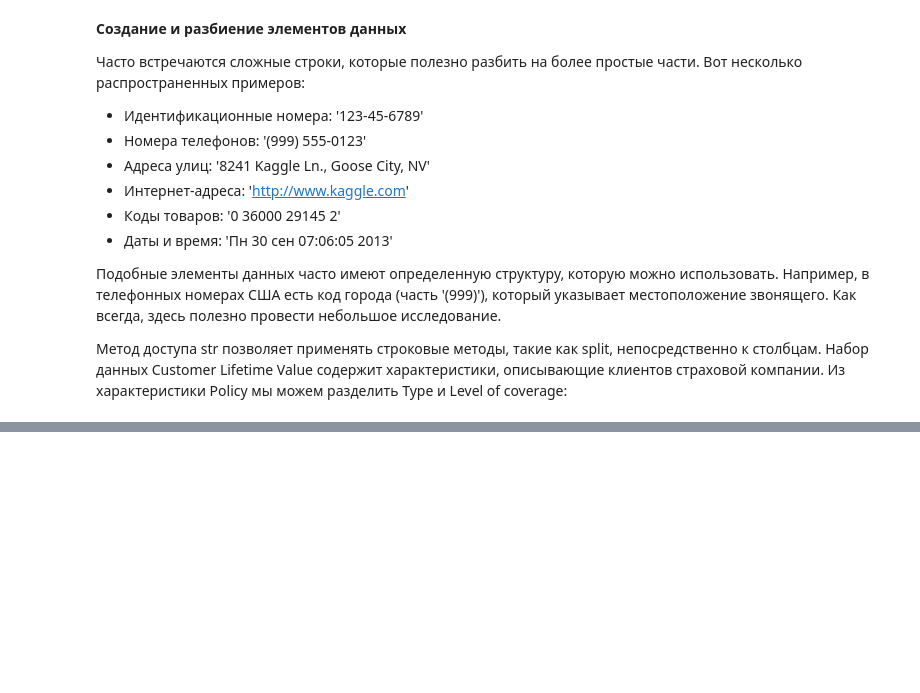
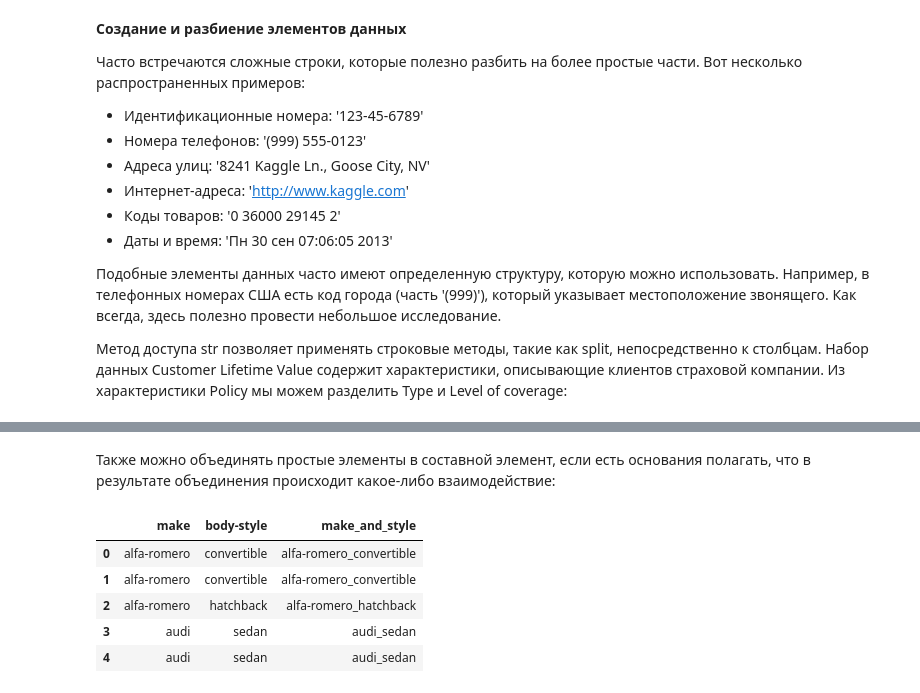
Before and after one commit to Grashch/Kaggle_tasks, a Jupyter notebook: Feature_Engineering.ipynb, the cells around one changed output, grey strips where cells are left out. Drawn from its saved outputs; the diff is of its cells as text; code cells hidden in the pictures; blank space fills up the shorter version.

```diff
--- a/Feature_Engineering.ipynb
+++ b/Feature_Engineering.ipynb
@@ -639,0 +635,12 @@ customer[["Policy", "Type", "Level"]].head(10)
+# %% [markdown]
+Также можно объединять простые элементы в составной элемент, если есть основания полагать, что в результате объединения происходит какое-либо взаимодействие:
+# %%
+autos['make_and_style'] = autos['make'] + '_' + autos['body-style']
+autos[['make', 'body-style', 'make_and_style']].head()
+# %% [output]
+|  | make | body-style | make_and_style |
+| 0 | alfa-romero | convertible | alfa-romero_convertible |
+| 1 | alfa-romero | convertible | alfa-romero_convertible |
+| 2 | alfa-romero | hatchback | alfa-romero_hatchback |
+| 3 | audi | sedan | audi_sedan |
+| 4 | audi | sedan | audi_sedan |
```
Also changed, not shown: parts of 4 cells of this notebook.
